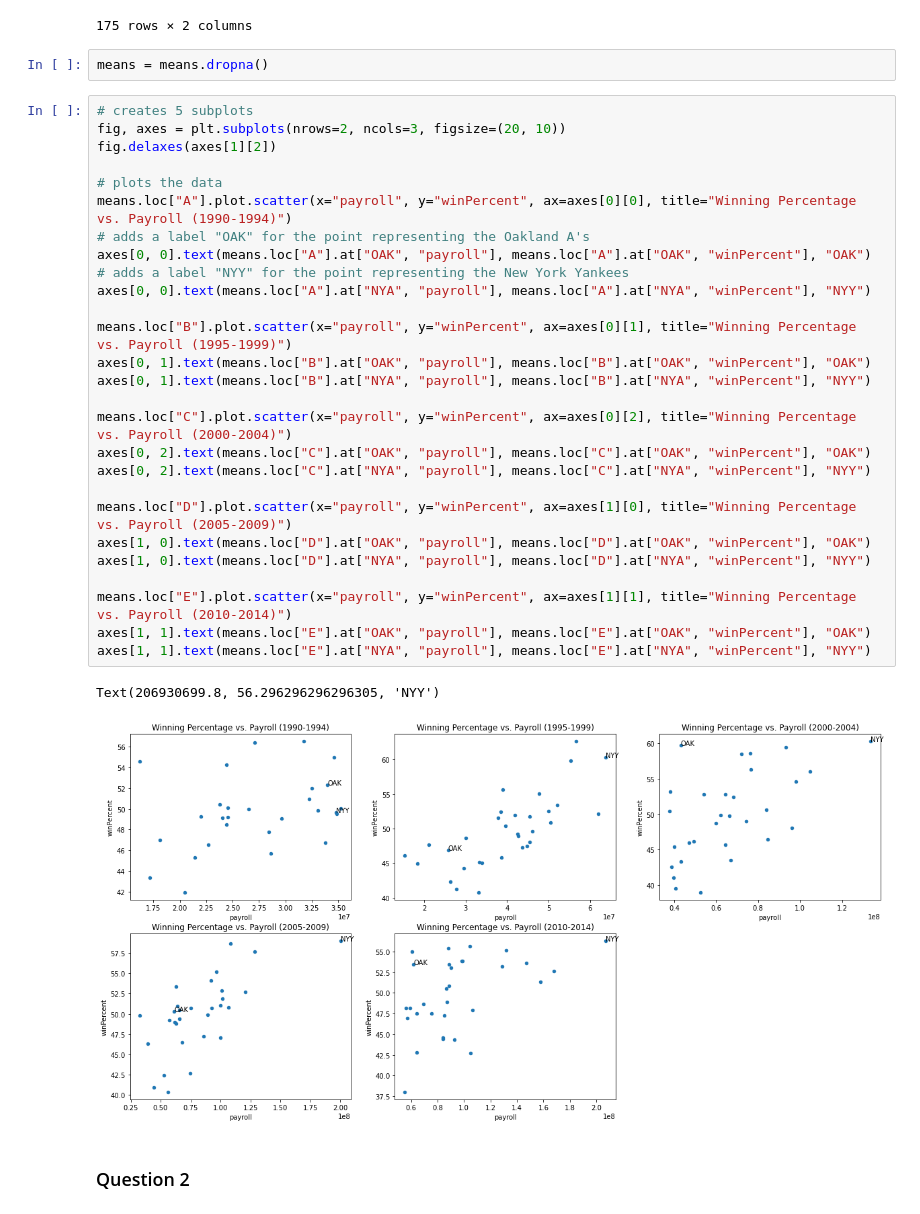
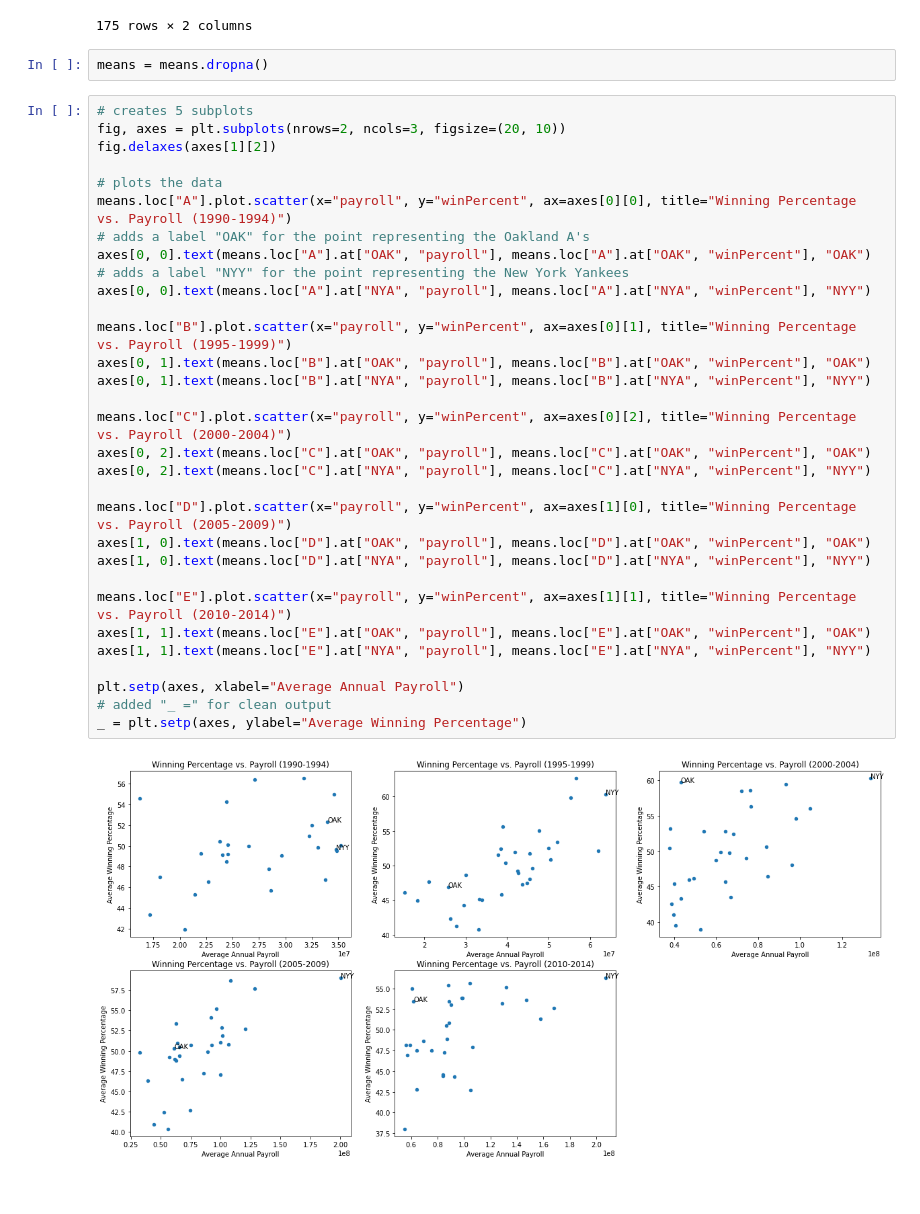
Before and after one commit to jpdevito/cmsc320, a Jupyter notebook: Project 2.ipynb, the cells around one changed output. Cells and saved outputs as stored; diff of their text form.

Commit message:
question 2 complete

```diff
--- a/Project 2.ipynb
+++ b/Project 2.ipynb
@@ -124,37 +120,38 @@ means
 |  | TOR | 48.888889 | 87203840.0 |
 |  | WAS | 53.024308 | 90359804.2 |
 175 rows × 2 columns
-# %%
-means = means.dropna()
+# %%
+means = means.dropna()
 # %%
 # creates 5 subplots
 fig, axes = plt.subplots(nrows=2, ncols=3, figsize=(20, 10))
 fig.delaxes(axes[1][2])
 
 # plots the data
 means.loc["A"].plot.scatter(x="payroll", y="winPercent", ax=axes[0][0], title="Winning Percentage vs. Payroll (1990-1994)")
 # adds a label "OAK" for the point representing the Oakland A's
 axes[0, 0].text(means.loc["A"].at["OAK", "payroll"], means.loc["A"].at["OAK", "winPercent"], "OAK")
 # adds a label "NYY" for the point representing the New York Yankees
 axes[0, 0].text(means.loc["A"].at["NYA", "payroll"], means.loc["A"].at["NYA", "winPercent"], "NYY")
 
 means.loc["B"].plot.scatter(x="payroll", y="winPercent", ax=axes[0][1], title="Winning Percentage vs. Payroll (1995-1999)")
 axes[0, 1].text(means.loc["B"].at["OAK", "payroll"], means.loc["B"].at["OAK", "winPercent"], "OAK")
 axes[0, 1].text(means.loc["B"].at["NYA", "payroll"], means.loc["B"].at["NYA", "winPercent"], "NYY")
 
 means.loc["C"].plot.scatter(x="payroll", y="winPercent", ax=axes[0][2], title="Winning Percentage vs. Payroll (2000-2004)")
 axes[0, 2].text(means.loc["C"].at["OAK", "payroll"], means.loc["C"].at["OAK", "winPercent"], "OAK")
 axes[0, 2].text(means.loc["C"].at["NYA", "payroll"], means.loc["C"].at["NYA", "winPercent"], "NYY")
 
 means.loc["D"].plot.scatter(x="payroll", y="winPercent", ax=axes[1][0], title="Winning Percentage vs. Payroll (2005-2009)")
 axes[1, 0].text(means.loc["D"].at["OAK", "payroll"], means.loc["D"].at["OAK", "winPercent"], "OAK")
 axes[1, 0].text(means.loc["D"].at["NYA", "payroll"], means.loc["D"].at["NYA", "winPercent"], "NYY")
 
 means.loc["E"].plot.scatter(x="payroll", y="winPercent", ax=axes[1][1], title="Winning Percentage vs. Payroll (2010-2014)")
 axes[1, 1].text(means.loc["E"].at["OAK", "payroll"], means.loc["E"].at["OAK", "winPercent"], "OAK")
 axes[1, 1].text(means.loc["E"].at["NYA", "payroll"], means.loc["E"].at["NYA", "winPercent"], "NYY")
+
+plt.setp(axes, xlabel="Average Annual Payroll")
+# added "_ =" for clean output
+_ = plt.setp(axes, ylabel="Average Winning Percentage")
 # %% [output]
-Text(206930699.8, 56.296296296296305, 'NYY')
-[figure, old version]
+[figure, new version]
-# %% [markdown]
-### Question 2
```
Also changed, not shown: parts of 8 cells of this notebook.
